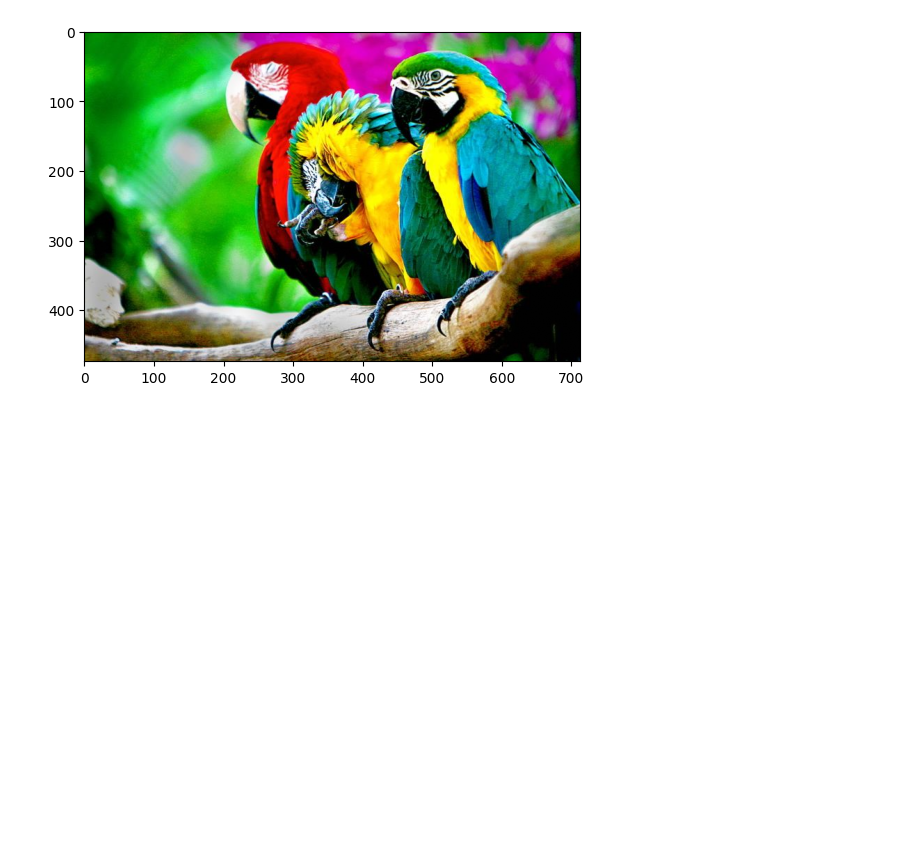
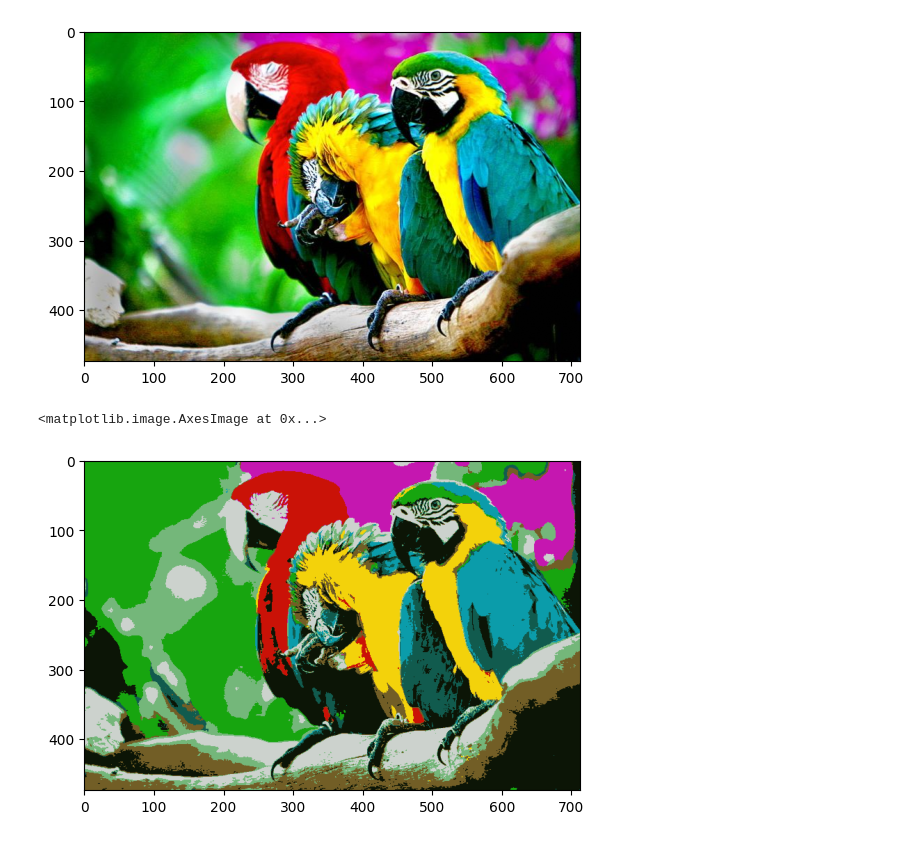
Before and after one commit to AlexeyTri/Home_work_NN, a Jupyter notebook: HomeWork_14.ipynb, the cells around one changed output. Drawn from its saved outputs; the diff is of its cells as text; code cells hidden in the pictures; blank space fills up the shorter version.

```diff
--- a/HomeWork_14.ipynb
+++ b/HomeWork_14.ipynb
@@ -46,3 +40,5 @@ X = image_scale.sum(axis=2)
+# %%
+X = image_scale.reshape((-1, 3))
 # %%
 n_clusters = 8
 kmeans = KMeans(n_clusters=n_clusters, init="k-means++", random_state=241)
@@ -54,12 +48,11 @@ labels_df = pd.DataFrame(kmeans.labels_)
 # %%
-image_scale_mean = image_scale.copy()
-image_scale_median = image_scale.copy()
+image_scale_mean = np.zeros(X.shape)
+image_scale_median = np.zeros(X.shape)
 
 for dim in range(0, image_scale.shape[2]):
 
     for n_cluster in range(0, n_clusters):
-        index_cluster = labels_df[labels_df.iloc[:,0] == n_cluster].index
-        cluster_mean = image_scale[index_cluster, :, dim].mean()
-        cluster_median = np.median(image_scale[index_cluster, :, dim])
-        image_scale_mean[n_cluster, :, dim] = cluster_mean
-        image_scale_median[n_cluster, :, dim] = cluster_median
+        x_mean = X[kmeans.labels_ == n_cluster , dim].mean()
+        x_median = np.median(X[kmeans.labels_ == n_cluster , dim])
+        image_scale_mean[kmeans.labels_ == n_cluster , dim] = x_mean
+        image_scale_median[kmeans.labels_ == n_cluster , dim] = x_median
@@ -77,20 +73,22 @@ kmeans.fit(X)
 
 labels_df = pd.DataFrame(kmeans.labels_)
 
-image_scale_mean = image_scale.copy()
-image_scale_median = image_scale.copy()
+image_scale_mean = np.zeros(X.shape)
+image_scale_median = np.zeros(X.shape)
 
 for dim in range(0, image_scale.shape[2]):
 
     for n_cluster in range(0, n_clusters):
-        index_cluster = labels_df[labels_df.iloc[:,0] == n_cluster].index
-        cluster_mean = image_scale[index_cluster, :, dim].mean()
-        cluster_median = np.median(image_scale[index_cluster, :, dim])
-        image_scale_mean[n_cluster, :, dim] = cluster_mean
-        image_scale_median[n_cluster, :, dim] = cluster_median
+        x_mean = X[kmeans.labels_ == n_cluster , dim].mean()
+        x_median = np.median(X[kmeans.labels_ == n_cluster , dim])
+        image_scale_mean[kmeans.labels_ == n_cluster , dim] = x_mean
+        image_scale_median[kmeans.labels_ == n_cluster , dim] = x_median
 
-psnr_mean = metrics.peak_signal_noise_ratio(image_scale, image_scale_mean)
-psnr_median = metrics.peak_signal_noise_ratio(image_scale, image_scale_median)
+new_mean_image = image_scale_mean.reshape(image_scale.shape)
+new_median_image = image_scale_median.reshape(image_scale.shape)
+
+psnr_mean = metrics.peak_signal_noise_ratio(image_scale, new_mean_image)
+psnr_median = metrics.peak_signal_noise_ratio(image_scale, new_median_image)
 
 psnr_mean, psnr_median
 # %% [output]
@@ -101,3 +99,9 @@ pylab.imshow(image_scale)
 # %% [output]
 <matplotlib.image.AxesImage at 0x...>
 [figure]
+# %%
+import pylab
+pylab.imshow(new_mean_image)
+# %% [output]
+<matplotlib.image.AxesImage at 0x...>
+[figure, added]
```
Also changed, not shown: parts of 8 cells of this notebook.
